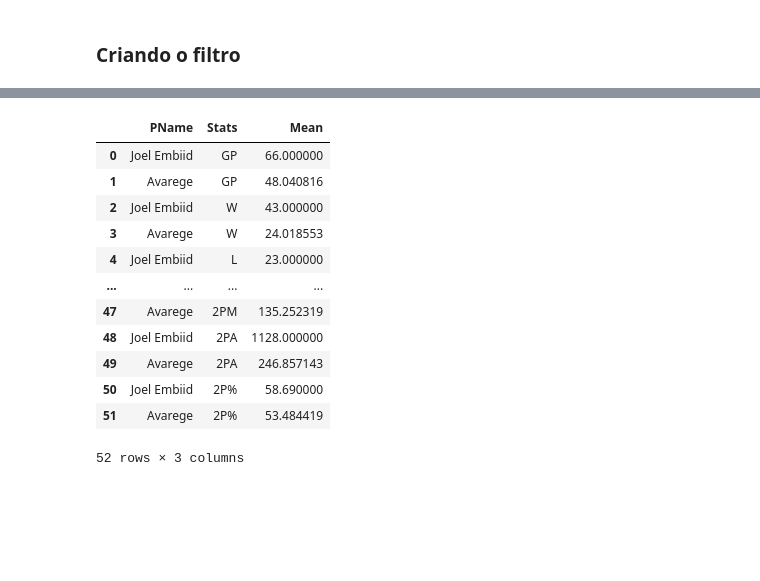
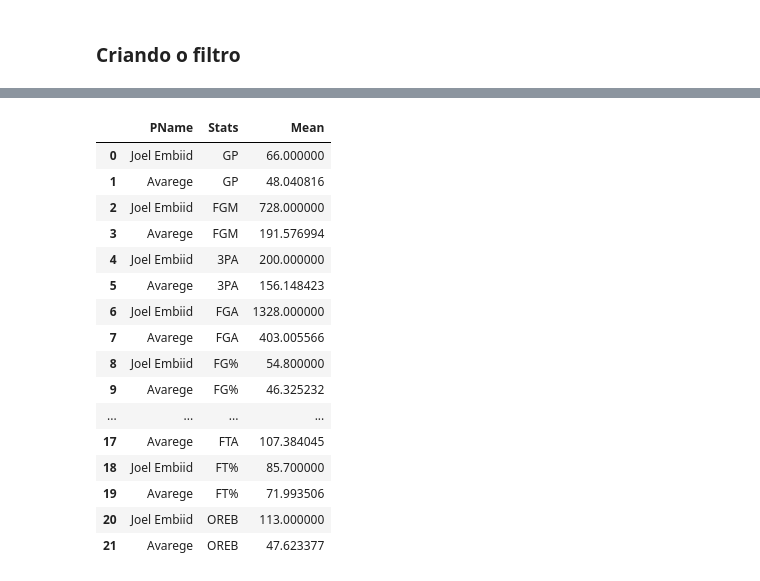
Before and after one commit to joas005/NBA23_data_analysis, a Jupyter notebook: notebooks/notebook.ipynb, the cells around one changed output, grey strips where cells are left out. Saved outputs shown, nothing was run; the diff lists cells and outputs as text; code cells hidden in the pictures; blank space fills up the shorter version.

Commit message:
Updated the player vs avarage graph to be more comprehensive

```diff
--- a/notebooks/notebook.ipynb
+++ b/notebooks/notebook.ipynb
@@ -1105,6 +1139,6 @@ important_stats = [
 # %%
 player_selected_row = data_merged[data_merged["PName"] == "Joel Embiid"]
-player_df = player_selected_row[important_stats]
+player_df = player_selected_row[player_data]
 
 player_df
 # %% [output]
@@ -1113,6 +1147,6 @@ player_df
 # %%
 mean_values = data_merged[
-    important_stats
+    data_to_plot
 ].mean()
 
 df_means = (
@@ -1140,17 +1171,36 @@ player_vs_avarage
+# %%
+data_selected = [
+    "Games played",
+    "Field goals made",
+    "3 points made",
+    "3 points efficiency",
+    "Free throws made",
+    "Offensive rebounds",
+]
+# %%
+keys_selected = []
+for item in data_selected:
+    for chave, valor in full_name_stats_map.items():
+        if valor == item:
+            keys_selected.append(chave)
 # %%
-df_long = player_vs_avarage.melt(id_vars=['PName'], value_vars=important_stats, var_name='Stats', value_name='Mean')
+df_long = player_vs_avarage.melt(id_vars=['PName'], value_vars=keys_selected, var_name='Stats', value_name='Mean')
 df_long
 # %% [output]
 |  | PName | Stats | Mean |
 | 0 | Joel Embiid | GP | 66.000000 |
 | 1 | Avarege | GP | 48.040816 |
-| 2 | Joel Embiid | W | 43.000000 |
-| 3 | Avarege | W | 24.018553 |
-| 4 | Joel Embiid | L | 23.000000 |
+| 2 | Joel Embiid | FGM | 728.000000 |
+| 3 | Avarege | FGM | 191.576994 |
+| 4 | Joel Embiid | 3PA | 200.000000 |
+| 5 | Avarege | 3PA | 156.148423 |
+| 6 | Joel Embiid | FGA | 1328.000000 |
+| 7 | Avarege | FGA | 403.005566 |
+| 8 | Joel Embiid | FG% | 54.800000 |
+| 9 | Avarege | FG% | 46.325232 |
 | ... | ... | ... | ... |
-| 47 | Avarege | 2PM | 135.252319 |
-| 48 | Joel Embiid | 2PA | 1128.000000 |
-| 49 | Avarege | 2PA | 246.857143 |
-| 50 | Joel Embiid | 2P% | 58.690000 |
-| 51 | Avarege | 2P% | 53.484419 |
+| 17 | Avarege | FTA | 107.384045 |
+| 18 | Joel Embiid | FT% | 85.700000 |
+| 19 | Avarege | FT% | 71.993506 |
+| 20 | Joel Embiid | OREB | 113.000000 |
+| 21 | Avarege | OREB | 47.623377 |
-52 rows × 3 columns
```
Also changed, not shown: parts of 12 cells of this notebook, 2 other files.
